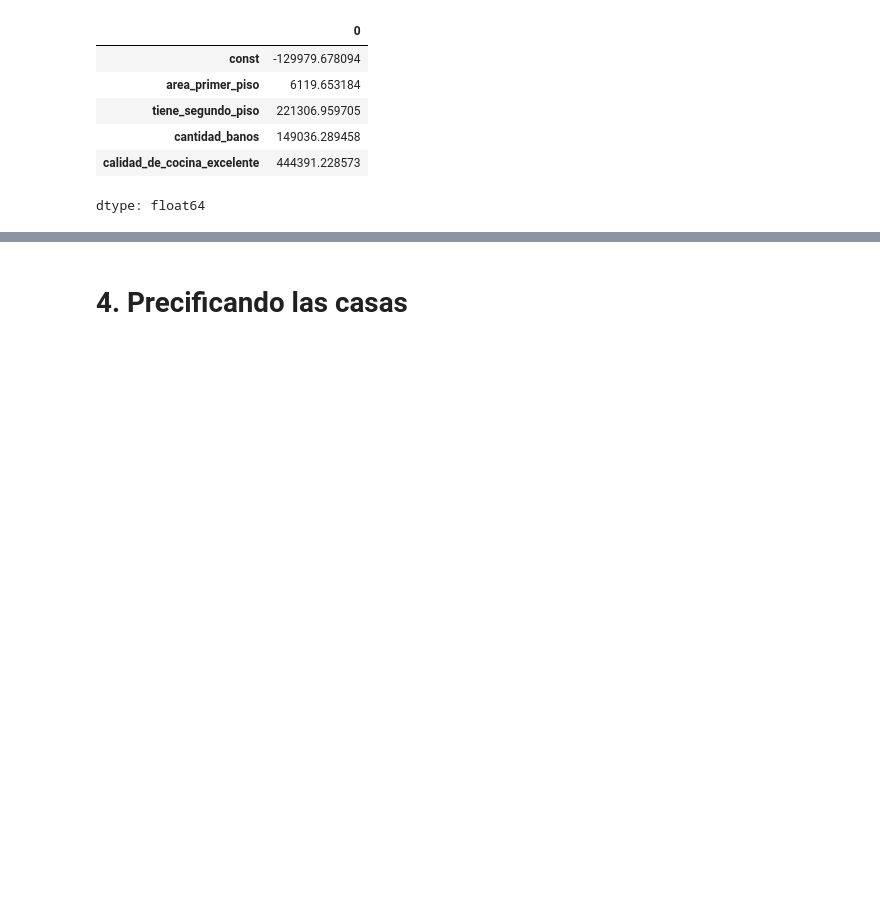
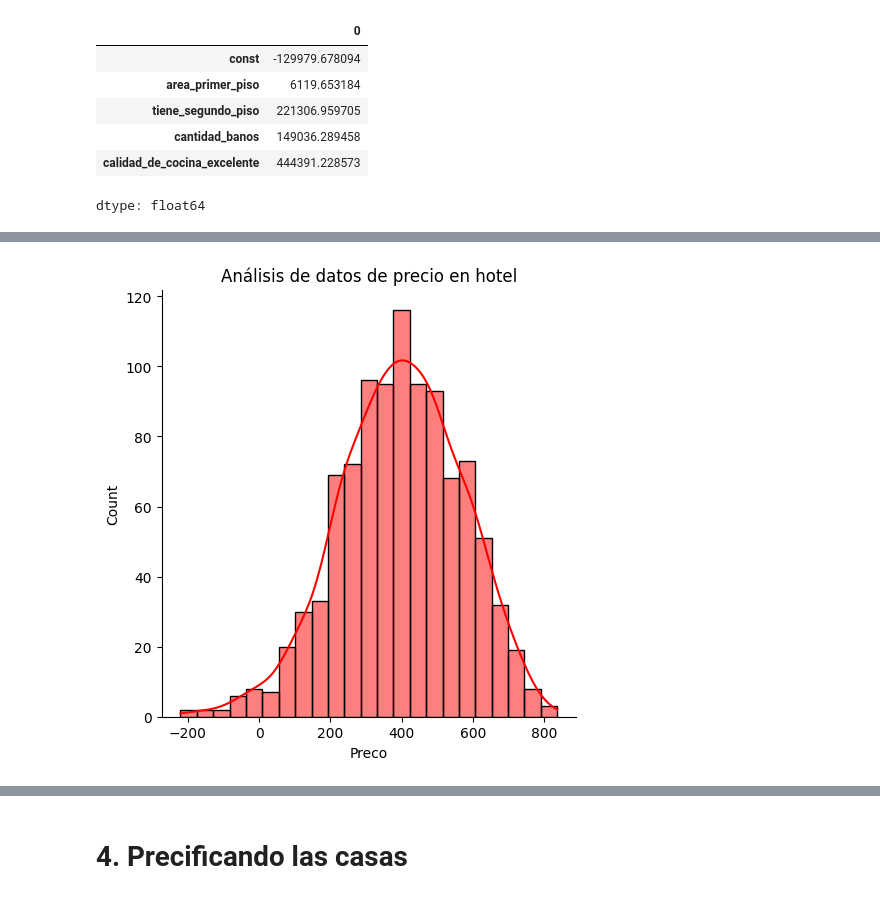
Before and after one commit to MiguelFigueroa02/Estadistica_Phyton, a Jupyter notebook: regresion/precios_de_inmuebles_regresion_lineal.ipynb, the cells around one changed output, grey strips where cells are left out. Saved outputs shown, nothing was run; the diff lists cells and outputs as text; code cells hidden in the pictures; blank space fills up the shorter version.

```diff
--- a/regresion/precios_de_inmuebles_regresion_lineal.ipynb
+++ b/regresion/precios_de_inmuebles_regresion_lineal.ipynb
@@ -382,0 +417,6 @@ dtype: float64
+# %%
+sns.displot(d_ejercicio['Preco'], kde=True, color='red')
+plt.title('Análisis de datos de precio en hotel')
+plt.show()
+# %% [output]
+[figure, added]
```
Also changed, not shown: parts of 56 cells of this notebook.
